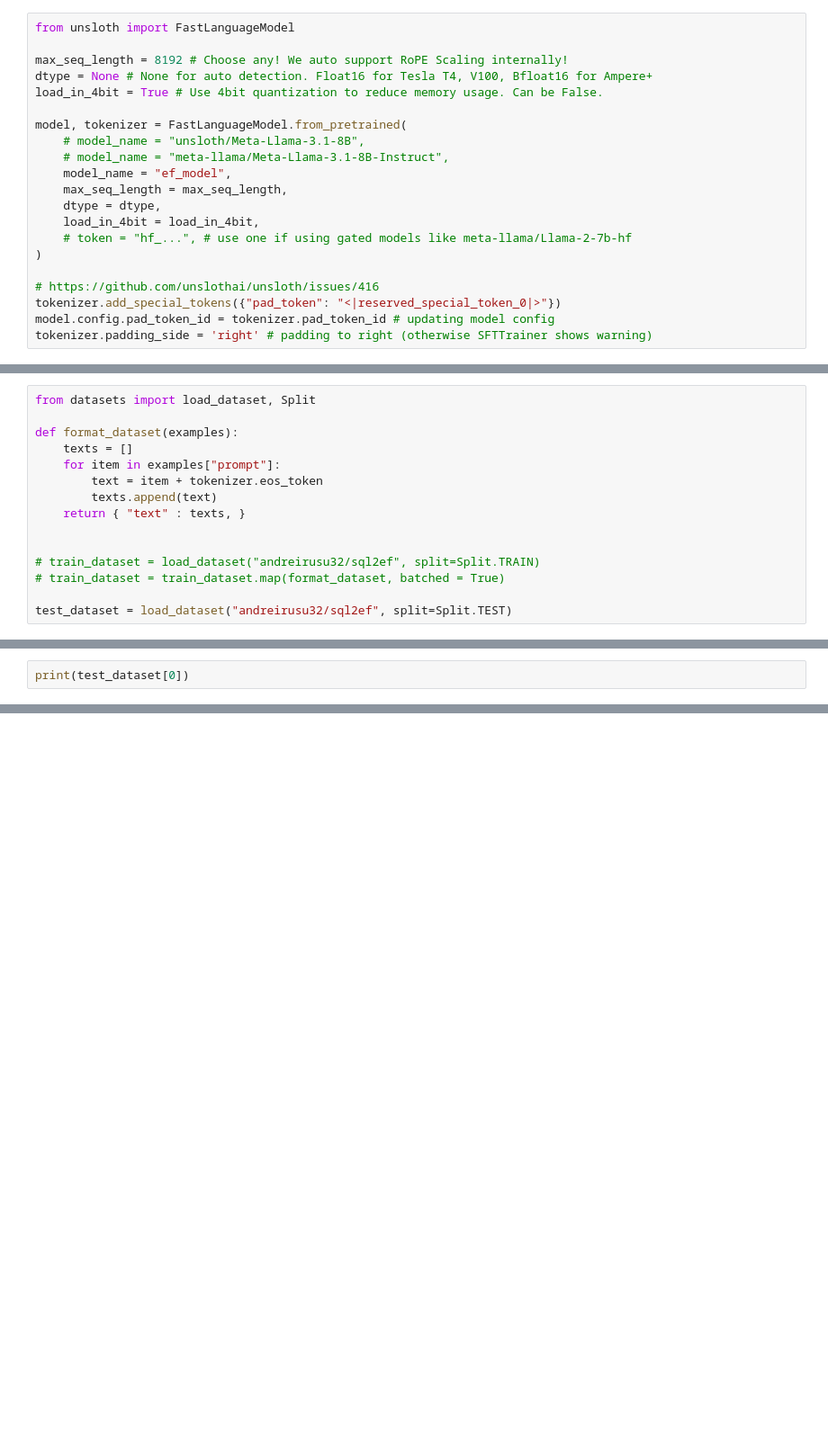
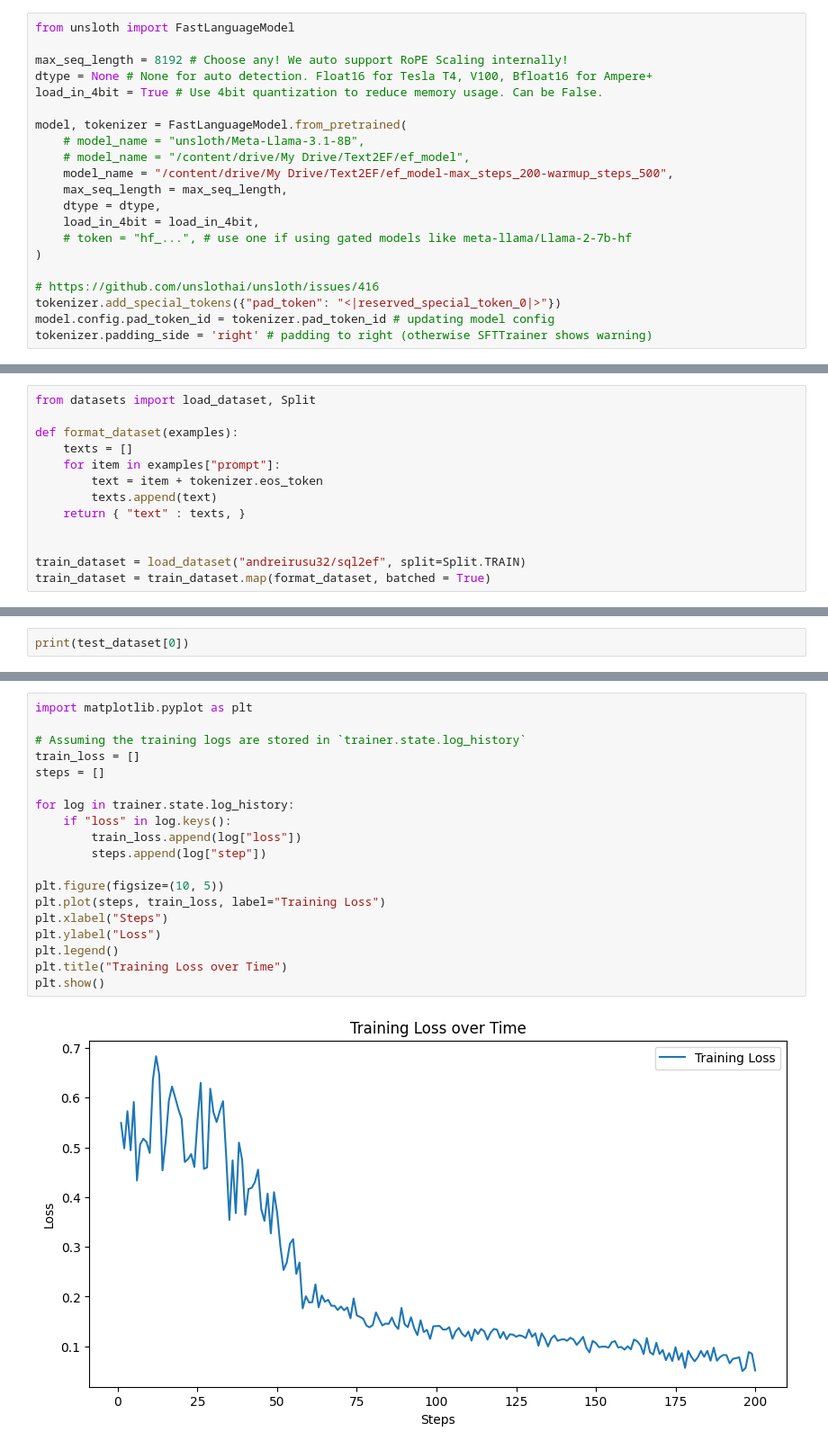
Before and after one commit to andreirusu42/Text2EF, a Jupyter notebook: llama/main.ipynb, the cells around one changed output, grey strips where cells are left out. Shown at 90% size. Saved outputs shown, nothing was run; the diff lists cells and outputs as text; blank space fills up the shorter version.

```diff
--- a/llama/main.ipynb
+++ b/llama/main.ipynb
@@ -21,8 +64,8 @@ load_in_4bit = True # Use 4bit quantization to reduce memory usage. Can be False
 
 model, tokenizer = FastLanguageModel.from_pretrained(
     # model_name = "unsloth/Meta-Llama-3.1-8B",
-    # model_name = "meta-llama/Meta-Llama-3.1-8B-Instruct",
-    model_name = "ef_model",
+    # model_name = "/content/drive/My Drive/Text2EF/ef_model",
+    model_name = "/content/drive/My Drive/Text2EF/ef_model-max_steps_200-warmup_steps_500",
     max_seq_length = max_seq_length,
     dtype = dtype,
     load_in_4bit = load_in_4bit,
@@ -59,7 +107,5 @@ def format_dataset(examples):
     return { "text" : texts, }
 
 
-# train_dataset = load_dataset("andreirusu32/sql2ef", split=Split.TRAIN)
-# train_dataset = train_dataset.map(format_dataset, batched = True)
-
-test_dataset = load_dataset("andreirusu32/sql2ef", split=Split.TEST)
+train_dataset = load_dataset("andreirusu32/sql2ef", split=Split.TRAIN)
+train_dataset = train_dataset.map(format_dataset, batched = True)
@@ -201,0 +272,21 @@ trainer_stats = trainer.train()
+# %%
+import matplotlib.pyplot as plt
+
+# Assuming the training logs are stored in `trainer.state.log_history`
+train_loss = []
+steps = []
+
+for log in trainer.state.log_history:
+    if "loss" in log.keys():
+        train_loss.append(log["loss"])
+        steps.append(log["step"])
+
+plt.figure(figsize=(10, 5))
+plt.plot(steps, train_loss, label="Training Loss")
+plt.xlabel("Steps")
+plt.ylabel("Loss")
+plt.legend()
+plt.title("Training Loss over Time")
+plt.show()
+# %% [output]
+[figure, added]
```
Also changed, not shown: parts of 18 cells of this notebook.
